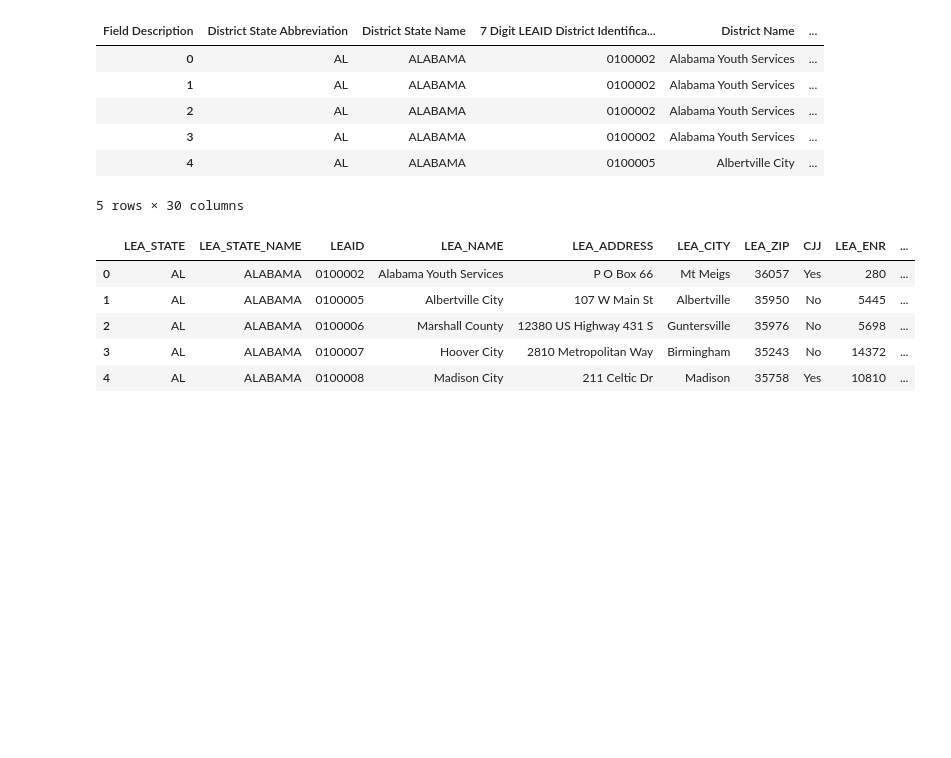
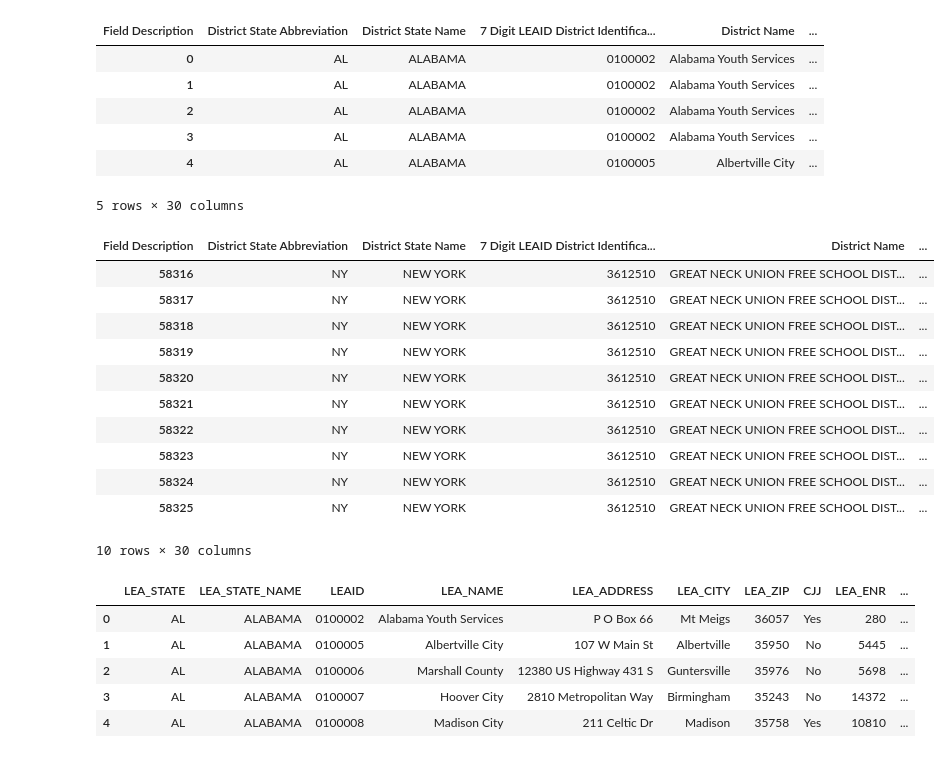
Before and after one commit to pylinet/USCensus, a Jupyter notebook: ocr_wb.ipynb, the cells around one changed output. Cells and saved outputs as stored; diff of their text form; code cells hidden in the pictures; blank space fills up the shorter version.

```diff
--- a/ocr_wb.ipynb
+++ b/ocr_wb.ipynb
@@ -71,6 +71,21 @@ advanced_math.head()
 | 3 | AL | ALABAMA | 0100002 | Alabama Youth Services | ... |
 | 4 | AL | ALABAMA | 0100005 | Albertville City | ... |
 5 rows × 30 columns
+# %%
+advanced_math.loc[advanced_math['District Name'] == 'GREAT NECK UNION FREE SCHOOL DISTRICT']
+# %% [output]
+| Field Description | District State Abbreviation | District State Name | 7 Digit LEAID District Identifica... | District Name | ... |
+| 58316 | NY | NEW YORK | 3612510 | GREAT NECK UNION FREE SCHOOL DIST... | ... |
+| 58317 | NY | NEW YORK | 3612510 | GREAT NECK UNION FREE SCHOOL DIST... | ... |
+| 58318 | NY | NEW YORK | 3612510 | GREAT NECK UNION FREE SCHOOL DIST... | ... |
+| 58319 | NY | NEW YORK | 3612510 | GREAT NECK UNION FREE SCHOOL DIST... | ... |
+| 58320 | NY | NEW YORK | 3612510 | GREAT NECK UNION FREE SCHOOL DIST... | ... |
+| 58321 | NY | NEW YORK | 3612510 | GREAT NECK UNION FREE SCHOOL DIST... | ... |
+| 58322 | NY | NEW YORK | 3612510 | GREAT NECK UNION FREE SCHOOL DIST... | ... |
+| 58323 | NY | NEW YORK | 3612510 | GREAT NECK UNION FREE SCHOOL DIST... | ... |
+| 58324 | NY | NEW YORK | 3612510 | GREAT NECK UNION FREE SCHOOL DIST... | ... |
+| 58325 | NY | NEW YORK | 3612510 | GREAT NECK UNION FREE SCHOOL DIST... | ... |
+10 rows × 30 columns
 # %%
 lea_chars = pd.read_csv('./data/ocr/Data/LEA/CRDC/CSV/LEA Characteristics.csv')
 # %%
```
Also changed, not shown: parts of 1 cell of this notebook, 2 other files.
